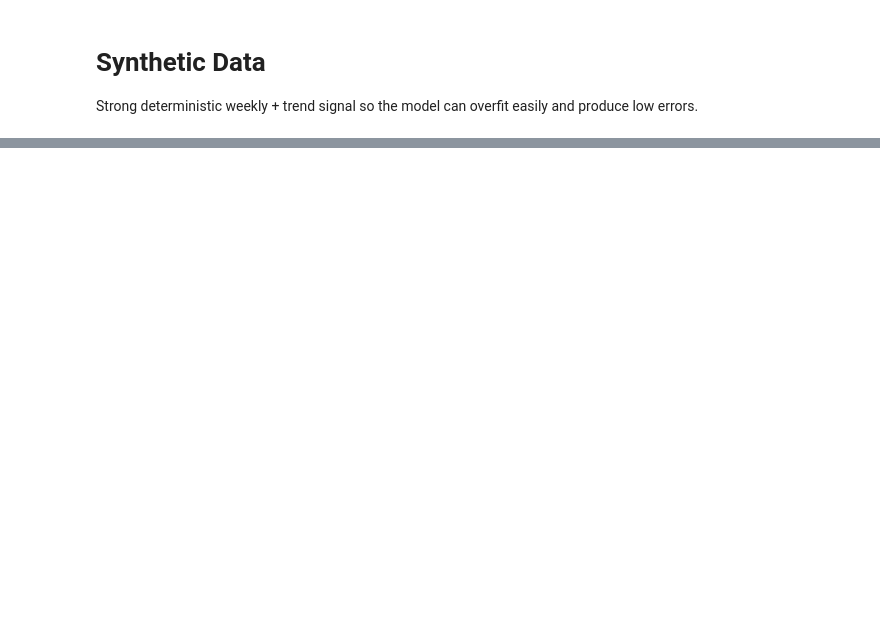
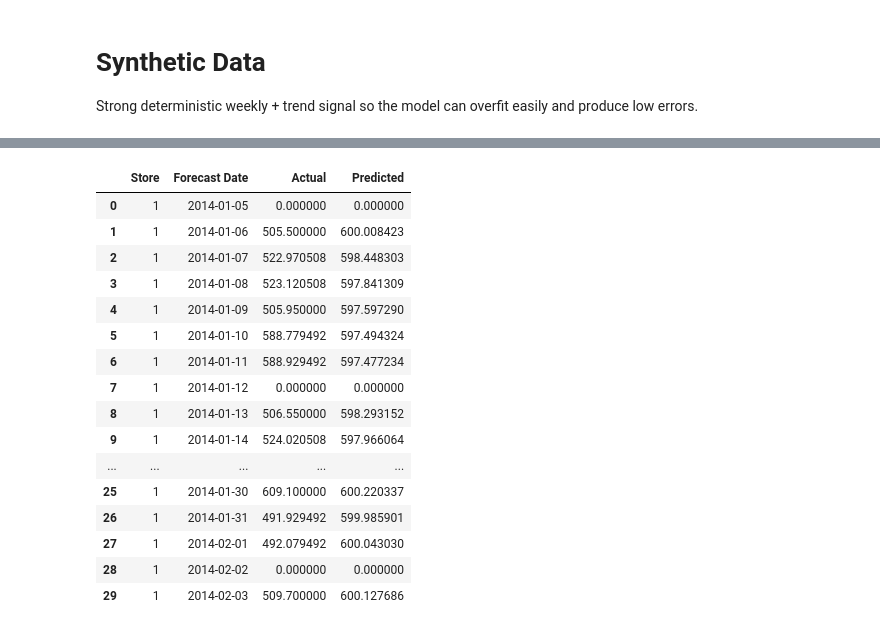
Before and after one commit to Miltos-90/Rossmann_Store_Sales_Forecasting, a Jupyter notebook: test_pipeline.ipynb, the cells around one changed output, grey strips where cells are left out. Cells and saved outputs as stored; diff of their text form; code cells hidden in the pictures; blank space fills up the shorter version.

```diff
--- a/test_pipeline.ipynb
+++ b/test_pipeline.ipynb
@@ -261,0 +254,20 @@ plt.show()
+# %%
+comp.head(30)
+# %% [output]
+|  | Store | Forecast Date | Actual | Predicted |
+| 0 | 1 | 2014-01-05 | 0.000000 | 0.000000 |
+| 1 | 1 | 2014-01-06 | 505.500000 | 600.008423 |
+| 2 | 1 | 2014-01-07 | 522.970508 | 598.448303 |
+| 3 | 1 | 2014-01-08 | 523.120508 | 597.841309 |
+| 4 | 1 | 2014-01-09 | 505.950000 | 597.597290 |
+| 5 | 1 | 2014-01-10 | 588.779492 | 597.494324 |
+| 6 | 1 | 2014-01-11 | 588.929492 | 597.477234 |
+| 7 | 1 | 2014-01-12 | 0.000000 | 0.000000 |
+| 8 | 1 | 2014-01-13 | 506.550000 | 598.293152 |
+| 9 | 1 | 2014-01-14 | 524.020508 | 597.966064 |
+| ... | ... | ... | ... | ... |
+| 25 | 1 | 2014-01-30 | 609.100000 | 600.220337 |
+| 26 | 1 | 2014-01-31 | 491.929492 | 599.985901 |
+| 27 | 1 | 2014-02-01 | 492.079492 | 600.043030 |
+| 28 | 1 | 2014-02-02 | 0.000000 | 0.000000 |
+| 29 | 1 | 2014-02-03 | 509.700000 | 600.127686 |
```
Also changed, not shown: parts of 5 cells of this notebook, 2 other files.
